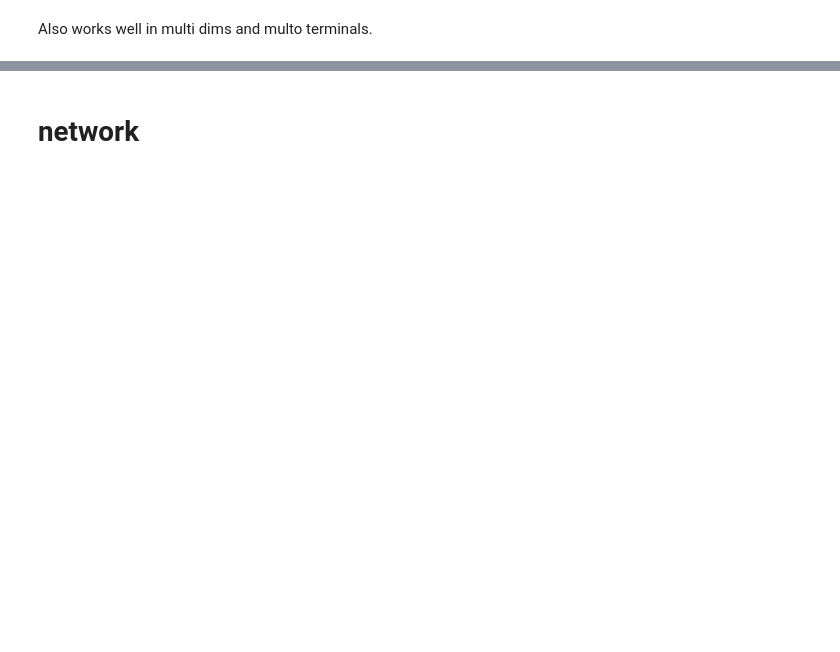
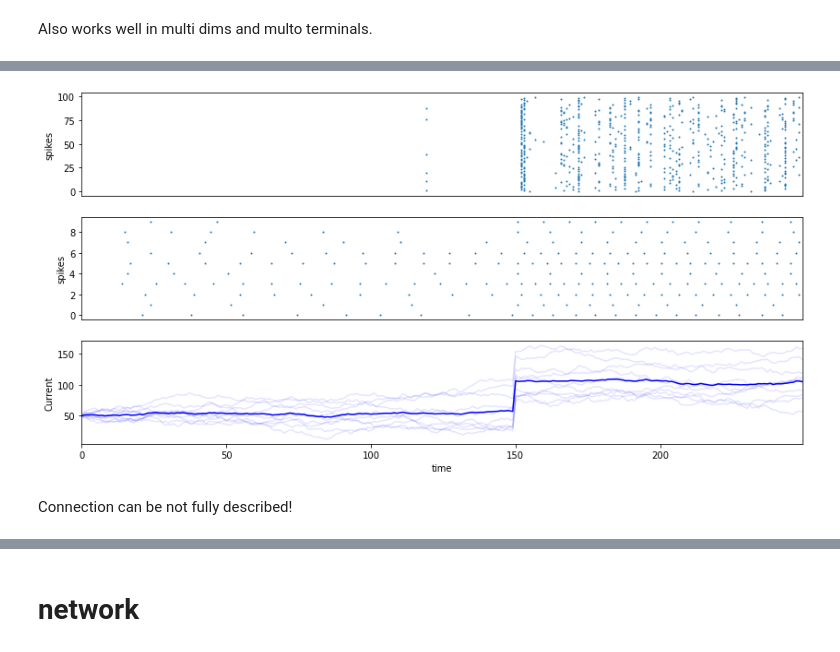
Before and after one commit to cnrl/Spiral, a Jupyter notebook: main.ipynb, the cells around one changed output, grey strips where cells are left out. Cells and saved outputs as stored; diff of their text form; code cells hidden in the pictures; blank space fills up the shorter version.

```diff
--- a/main.ipynb
+++ b/main.ipynb
@@ -142,0 +366,18 @@ Also works well in multi dims and multo terminals.
+# %%
+import matplotlib.pyplot as plt
+from cnsproject.plotting.plotter import Plotter
+
+plt.figure(figsize=(14,7))
+p = Plotter([
+    ['s2'],
+    ['s1'],
+    ['i'],
+], wspace=0.3)
+p.current_dynamic('i', I=I)
+p.population_activity_raster('s1', y='s', x_vis=False, monitor=mn1)
+p.population_activity_raster('s2', y='s', x_vis=False, monitor=mn2)
+p.show()
+# %% [output]
+[figure, added]
+# %% [markdown]
+Connection can be not fully described!
```
Also changed, not shown: parts of 77 cells of this notebook, 10 other files.
